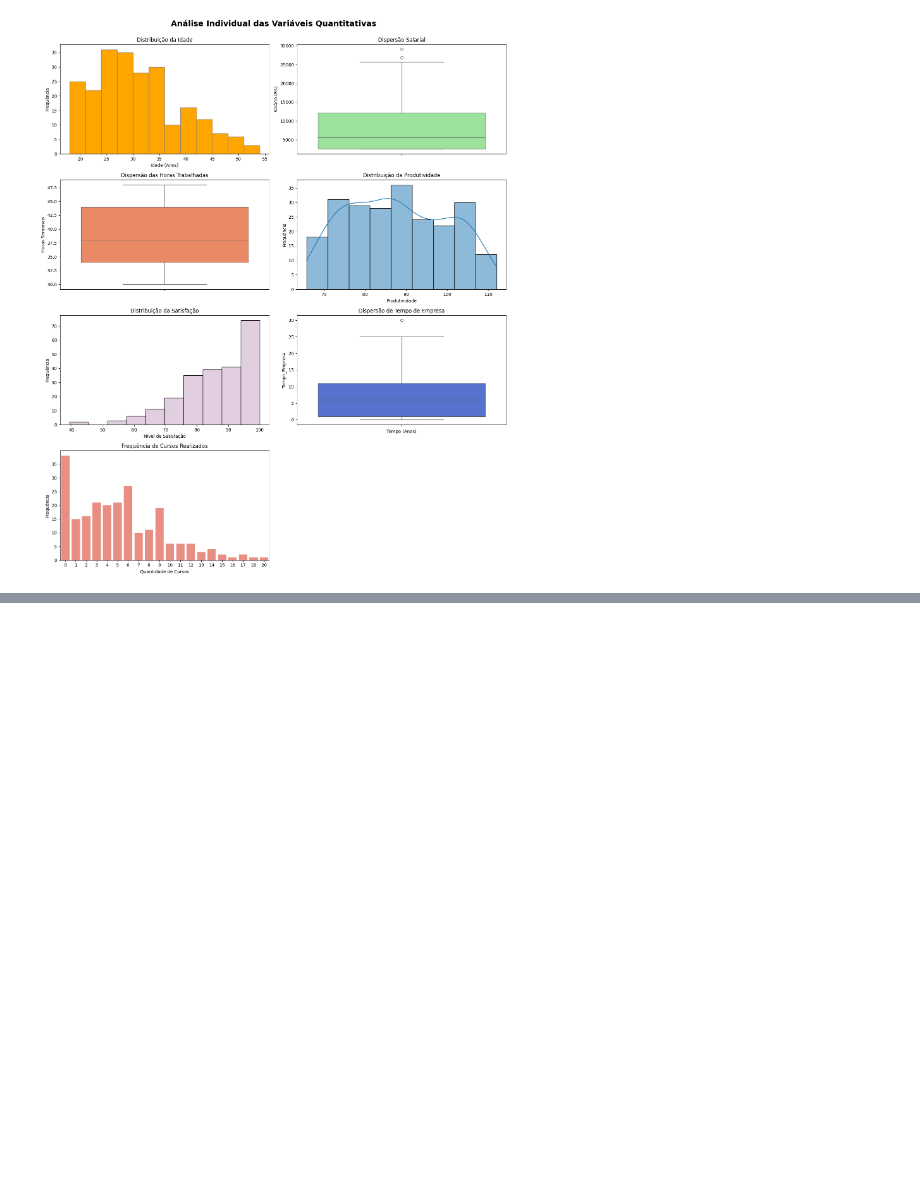
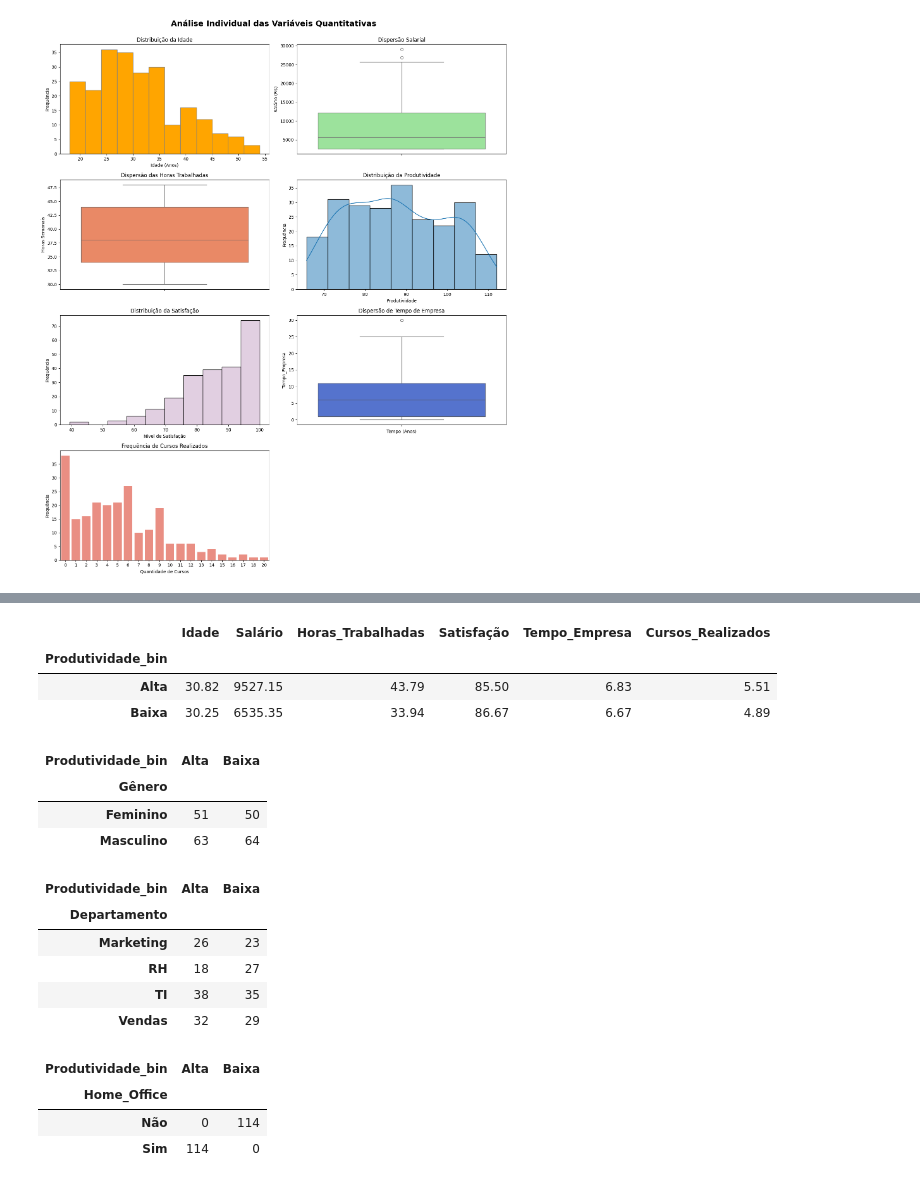
Before and after one commit to pedrocovisi/dados_e_decisoes, a Jupyter notebook: dados_e_decisoes.ipynb, the cells around one changed output, grey strips where cells are left out. Drawn from its saved outputs; the diff is of its cells as text; code cells hidden in the pictures; blank space fills up the shorter version.

```diff
--- a/dados_e_decisoes.ipynb
+++ b/dados_e_decisoes.ipynb
@@ -218,0 +306,25 @@ plt.show()
+# %%
+display(df.groupby('Produtividade_bin')[['Idade', 'Salário', 'Horas_Trabalhadas', 'Satisfação', 'Tempo_Empresa', 'Cursos_Realizados']].mean().round(2))
+
+display(pd.crosstab(df['Gênero'], df['Produtividade_bin']))
+display(pd.crosstab(df['Departamento'], df['Produtividade_bin']))
+display(pd.crosstab(df['Home_Office'], df['Produtividade_bin']))
+# %% [output]
+|  | Idade | Salário | Horas_Trabalhadas | Satisfação | Tempo_Empresa | Cursos_Realizados |
+| Produtividade_bin |  |  |  |  |  |  |
+| Alta | 30.82 | 9527.15 | 43.79 | 85.50 | 6.83 | 5.51 |
+| Baixa | 30.25 | 6535.35 | 33.94 | 86.67 | 6.67 | 4.89 |
+| Produtividade_bin | Alta | Baixa |
+| Gênero |  |  |
+| Feminino | 51 | 50 |
+| Masculino | 63 | 64 |
+| Produtividade_bin | Alta | Baixa |
+| Departamento |  |  |
+| Marketing | 26 | 23 |
+| RH | 18 | 27 |
+| TI | 38 | 35 |
+| Vendas | 32 | 29 |
+| Produtividade_bin | Alta | Baixa |
+| Home_Office |  |  |
+| Não | 0 | 114 |
+| Sim | 114 | 0 |
```
Also changed, not shown: parts of 10 cells of this notebook.
